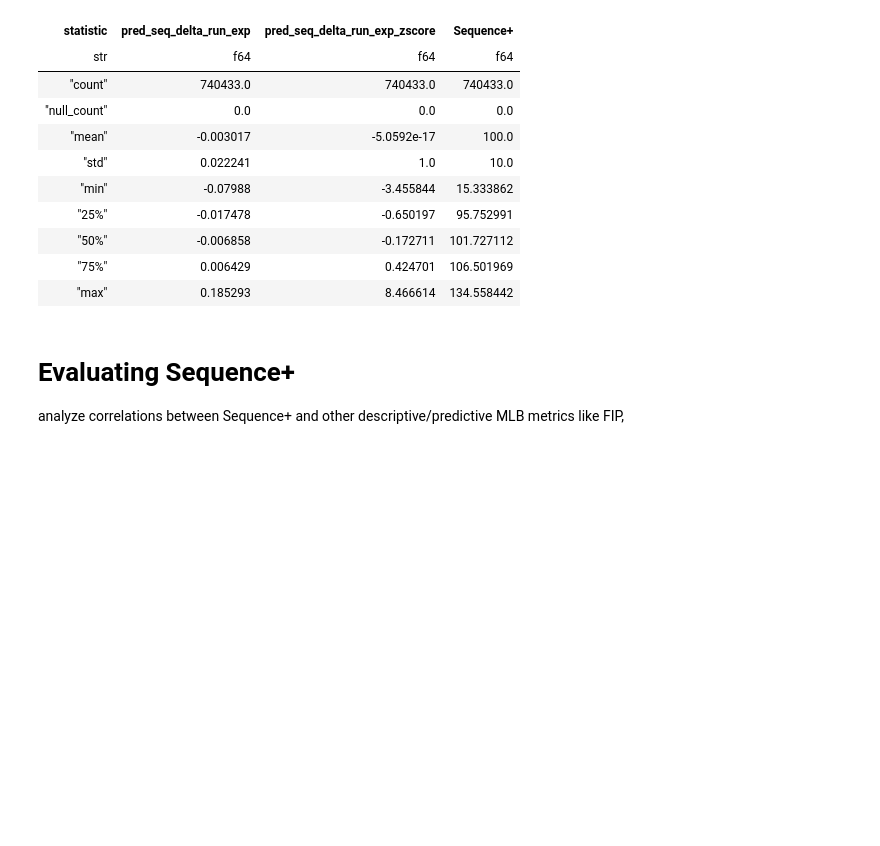
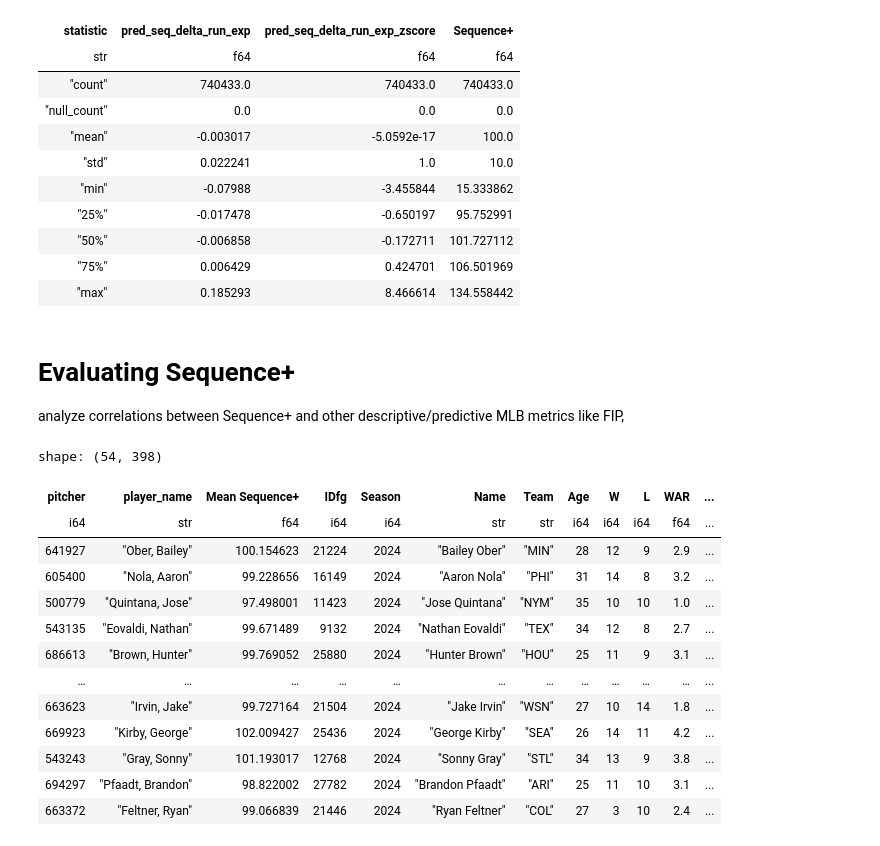
Before and after one commit to Jensen-holm/Sequence-Plus, a Jupyter notebook: notebooks/sequence+v1.0.0.ipynb, the cells around one changed output. Saved outputs shown, nothing was run; the diff lists cells and outputs as text; code cells hidden in the pictures; blank space fills up the shorter version.

Commit message:
joining sequence+ data with fangraphs data

```diff
--- a/notebooks/sequence+v1.0.0.ipynb
+++ b/notebooks/sequence+v1.0.0.ipynb
@@ -1027,3 +1028,46 @@ shape: (9, 4)
 # Evaluating Sequence+
 
 analyze correlations between Sequence+ and other descriptive/predictive MLB metrics like FIP,
+# %%
+fg_24 = (pl.from_pandas(pybaseball.pitching_stats(2024))
+         .with_columns(
+          pl.col("Name").str.split(" ").list.get(0).alias("first_name"),
+          pl.col("Name").str.split(" ").list.get(1).alias("last_name")
+         )
+         .with_columns(
+             (pl.col("last_name") + ", " + pl.col("first_name"))
+             .alias("player_name")
+         ))
+
+pitches_24_df = (pl.LazyFrame
+                 .deserialize(os.path.join(DATA_DIR, "two_pitch_seqs_lf"))
+                 .filter(pl.col("game_date").dt.year() == 2024)
+                 .collect()
+                 .pipe(predict_on_df)
+                 .pipe(compute_sequence_plus)
+                 .group_by("pitcher", "player_name")
+                 .agg(
+                    pl.col("Sequence+").mean().alias("Mean Sequence+"),
+                 )
+                 .join(
+                     other=fg_24,
+                     on="player_name",
+                     how="inner",
+                 ))
+
+pitches_24_df.head()
+# %% [output]
+shape: (54, 398)
+| pitcher | player_name | Mean Sequence+ | IDfg | Season | Name | Team | Age | W | L | WAR | ... |
+| i64 | str | f64 | i64 | i64 | str | str | i64 | i64 | i64 | f64 | ... |
+| 641927 | "Ober, Bailey" | 100.154623 | 21224 | 2024 | "Bailey Ober" | "MIN" | 28 | 12 | 9 | 2.9 | ... |
+| 605400 | "Nola, Aaron" | 99.228656 | 16149 | 2024 | "Aaron Nola" | "PHI" | 31 | 14 | 8 | 3.2 | ... |
+| 500779 | "Quintana, Jose" | 97.498001 | 11423 | 2024 | "Jose Quintana" | "NYM" | 35 | 10 | 10 | 1.0 | ... |
+| 543135 | "Eovaldi, Nathan" | 99.671489 | 9132 | 2024 | "Nathan Eovaldi" | "TEX" | 34 | 12 | 8 | 2.7 | ... |
+| 686613 | "Brown, Hunter" | 99.769052 | 25880 | 2024 | "Hunter Brown" | "HOU" | 25 | 11 | 9 | 3.1 | ... |
+| … | … | … | … | … | … | … | … | … | … | … | ... |
+| 663623 | "Irvin, Jake" | 99.727164 | 21504 | 2024 | "Jake Irvin" | "WSN" | 27 | 10 | 14 | 1.8 | ... |
+| 669923 | "Kirby, George" | 102.009427 | 25436 | 2024 | "George Kirby" | "SEA" | 26 | 14 | 11 | 4.2 | ... |
+| 543243 | "Gray, Sonny" | 101.193017 | 12768 | 2024 | "Sonny Gray" | "STL" | 34 | 13 | 9 | 3.8 | ... |
+| 694297 | "Pfaadt, Brandon" | 98.822002 | 27782 | 2024 | "Brandon Pfaadt" | "ARI" | 25 | 11 | 10 | 3.1 | ... |
+| 663372 | "Feltner, Ryan" | 99.066839 | 21446 | 2024 | "Ryan Feltner" | "COL" | 27 | 3 | 10 | 2.4 | ... |
```
Also changed, not shown: parts of 1 cell of this notebook, 1 other file.
